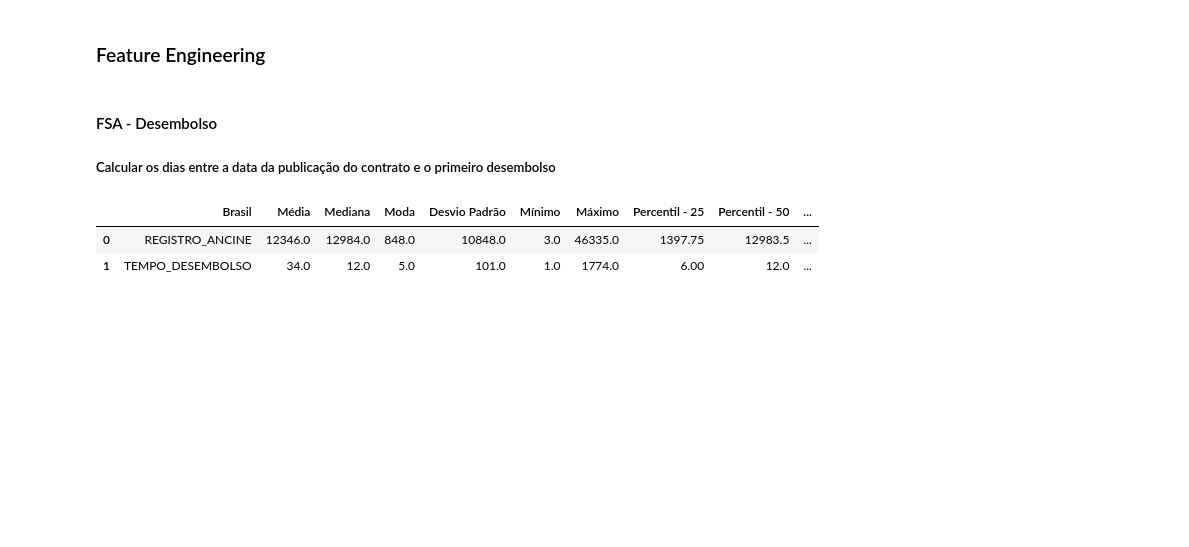
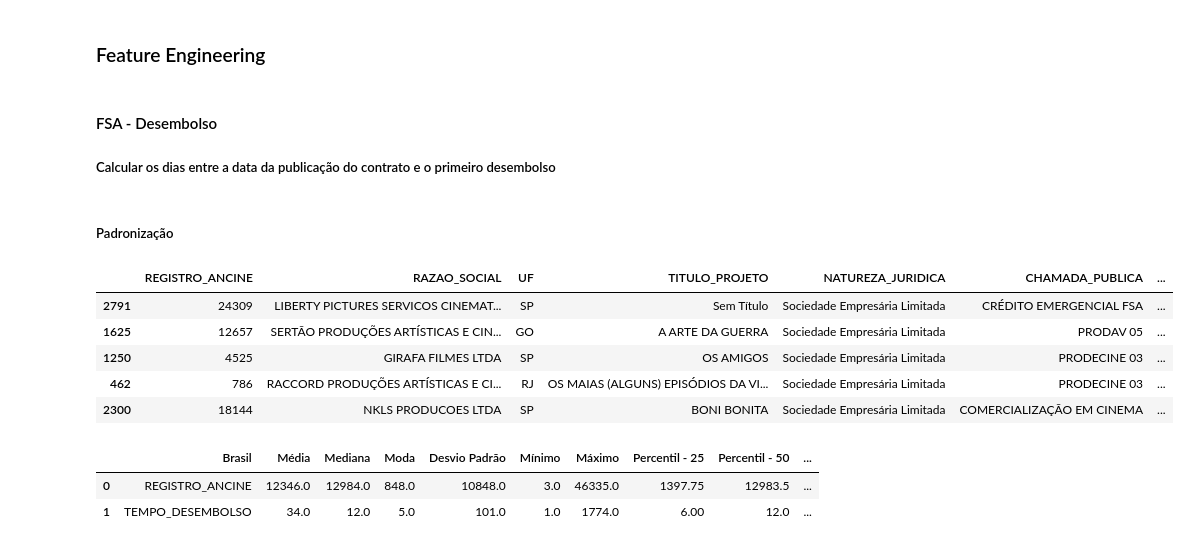
Before and after one commit to fonsecadados/AgenciaNacionalDoCinema_ANCINE, a Jupyter notebook: ANCINE_DesafiosEOportunidades.ipynb, the cells around one changed output. Saved outputs shown, nothing was run; the diff lists cells and outputs as text; code cells hidden in the pictures; blank space fills up the shorter version.

```diff
--- a/ANCINE_DesafiosEOportunidades.ipynb
+++ b/ANCINE_DesafiosEOportunidades.ipynb
@@ -1224,6 +1224,8 @@ plt.show()
 #### FSA - Desembolso
 
 ##### Calcular os dias entre a data da publicação do contrato e o primeiro desembolso
+# %% [markdown]
+##### Padronização
 # %%
 #Calcular os dias entre a data da publicação do contrato e o primeiro desembolso
 
@@ -1255,6 +1257,15 @@ fsa_desembolso_tempo_centro_oeste = fsa_desembolso_tempo[fsa_desembolso_tempo['U
 
 norte = ['RR', 'AP', 'AM', 'PA', 'AC', 'TO', 'RO']
 fsa_desembolso_tempo_norte = fsa_desembolso_tempo[fsa_desembolso_tempo['UF'].isin(norte)]
+# %%
+fsa_desembolso_tempo.sample(5)
+# %% [output]
+|  | REGISTRO_ANCINE | RAZAO_SOCIAL | UF | TITULO_PROJETO | NATUREZA_JURIDICA | CHAMADA_PUBLICA | ... |
+| 2791 | 24309 | LIBERTY PICTURES SERVICOS CINEMAT... | SP | Sem Título | Sociedade Empresária Limitada | CRÉDITO EMERGENCIAL FSA | ... |
+| 1625 | 12657 | SERTÃO PRODUÇÕES ARTÍSTICAS E CIN... | GO | A ARTE DA GUERRA | Sociedade Empresária Limitada | PRODAV 05 | ... |
+| 1250 | 4525 | GIRAFA FILMES LTDA | SP | OS AMIGOS | Sociedade Empresária Limitada | PRODECINE 03 | ... |
+| 462 | 786 | RACCORD PRODUÇÕES ARTÍSTICAS E CI... | RJ | OS MAIAS (ALGUNS) EPISÓDIOS DA VI... | Sociedade Empresária Limitada | PRODECINE 03 | ... |
+| 2300 | 18144 | NKLS PRODUCOES LTDA | SP | BONI BONITA | Sociedade Empresária Limitada | COMERCIALIZAÇÃO EM CINEMA | ... |
 # %%
 #Função para retornar estatísticas báscias do Dataset
 
```
Also changed, not shown: parts of 14 cells of this notebook.
